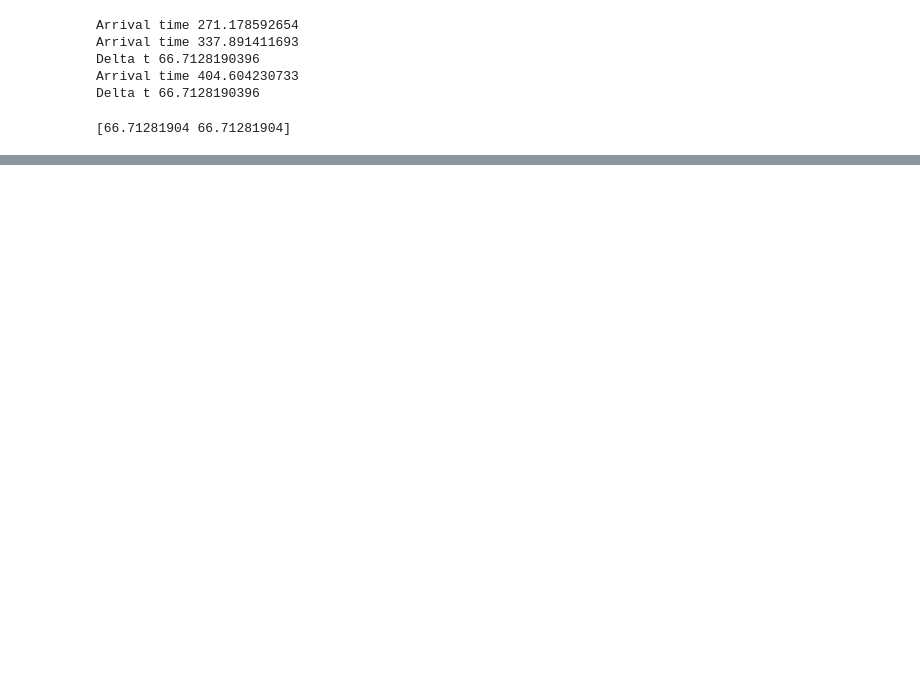
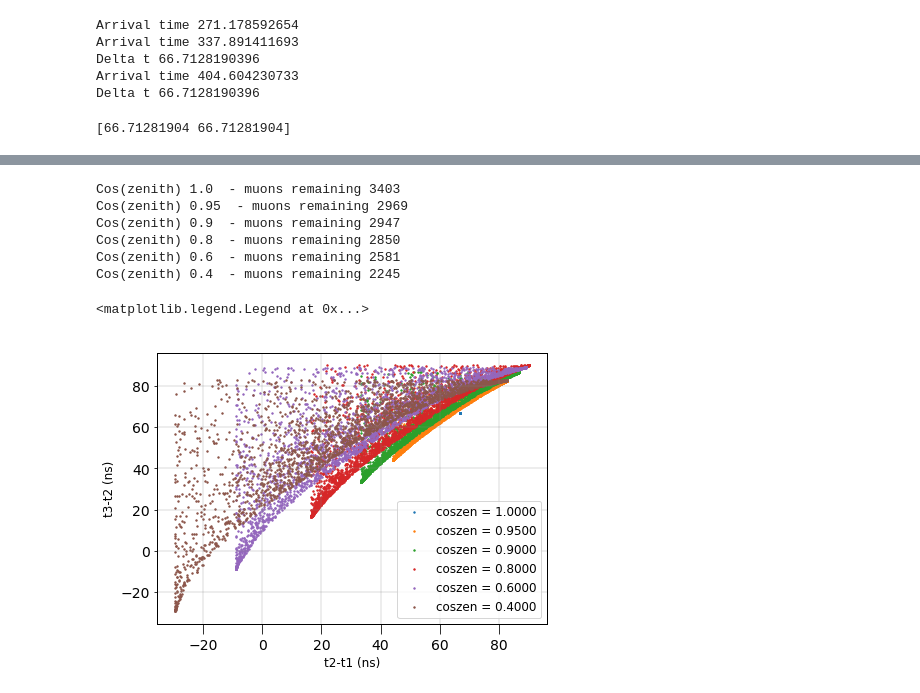
Before and after one commit to jpyanez/ipython_notebooks, a Jupyter notebook: p_one/STRAW_Muon_time_differences.ipynb, the cells around one changed output, grey strips where cells are left out. Saved outputs shown, nothing was run; the diff lists cells and outputs as text; code cells hidden in the pictures; blank space fills up the shorter version.

```diff
--- a/p_one/STRAW_Muon_time_differences.ipynb
+++ b/p_one/STRAW_Muon_time_differences.ipynb
@@ -198,0 +244,31 @@ Cos(zenith) 0.9  - muons remaining 4745
+# %%
+# Repeat figure above without the cylinder trick
+
+fig = plt.figure(figsize=(7,5))
+# Now trying at 5 different cos(zenith) positions
+#coszen = np.array([1., 0.9999, 0.999, 0.99, 0.9])
+coszen = np.array([1., 0.95, 0.9, 0.8, 0.6, 0.4])
+for i in range(len(coszen)):
+    d = sampleDeltaT(coszen[i], sdom_positions,
+                     max_distance = 80., nsamples = 10000,
+                    use_random_points = True)
+    # Remove the bad distances (signals that are too far)
+    far_muons = np.isnan(d[:,0])
+    d = d[~far_muons,:]
+
+    print 'Cos(zenith)', coszen[i], ' - muons remaining', d.shape[0]
+    plt.scatter(d[:,0], d[:,1],2, color='C'+"%i" % i,
+               label = 'coszen = ' + "%0.4f" % coszen[i])
+
+plt.xlabel('t2-t1 (ns)', fontsize='large')
+plt.ylabel('t3-t2 (ns)', fontsize='large')
+plt.legend(loc=0, fontsize='large')
+# %% [output]
+Cos(zenith) 1.0  - muons remaining 3403
+Cos(zenith) 0.95  - muons remaining 2969
+Cos(zenith) 0.9  - muons remaining 2947
+Cos(zenith) 0.8  - muons remaining 2850
+Cos(zenith) 0.6  - muons remaining 2581
+Cos(zenith) 0.4  - muons remaining 2245
+<matplotlib.legend.Legend at 0x...>
+[figure, added]
```
Also changed, not shown: parts of 8 cells of this notebook.
